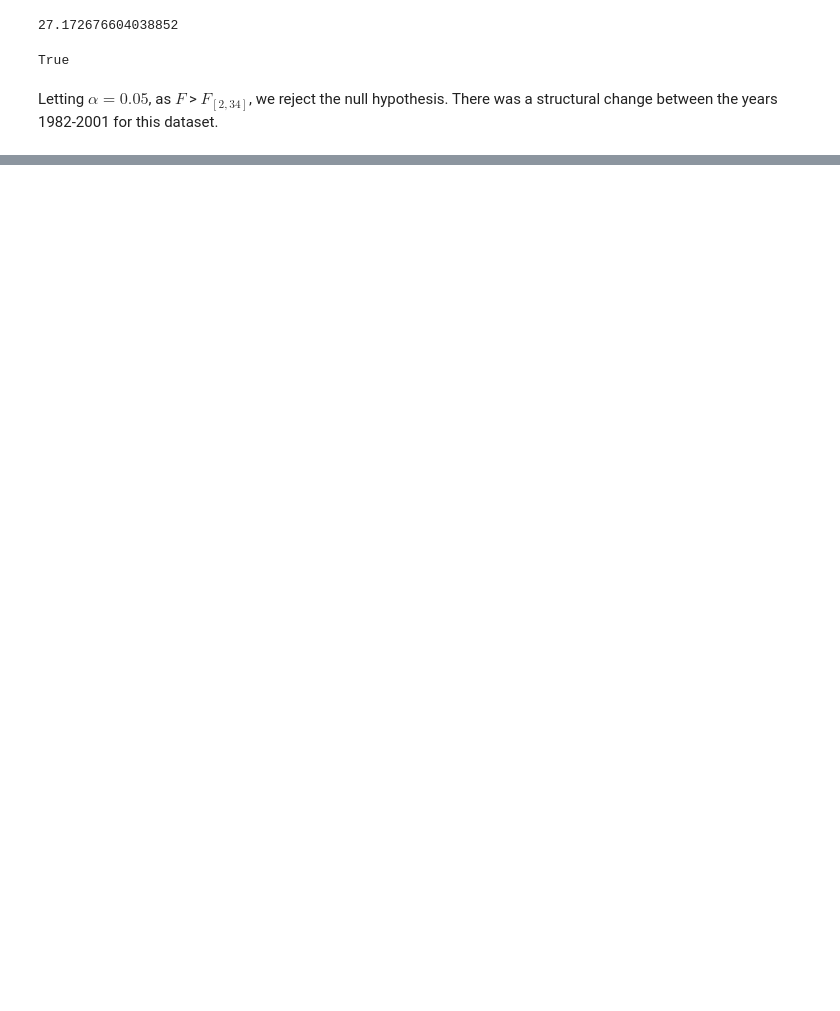
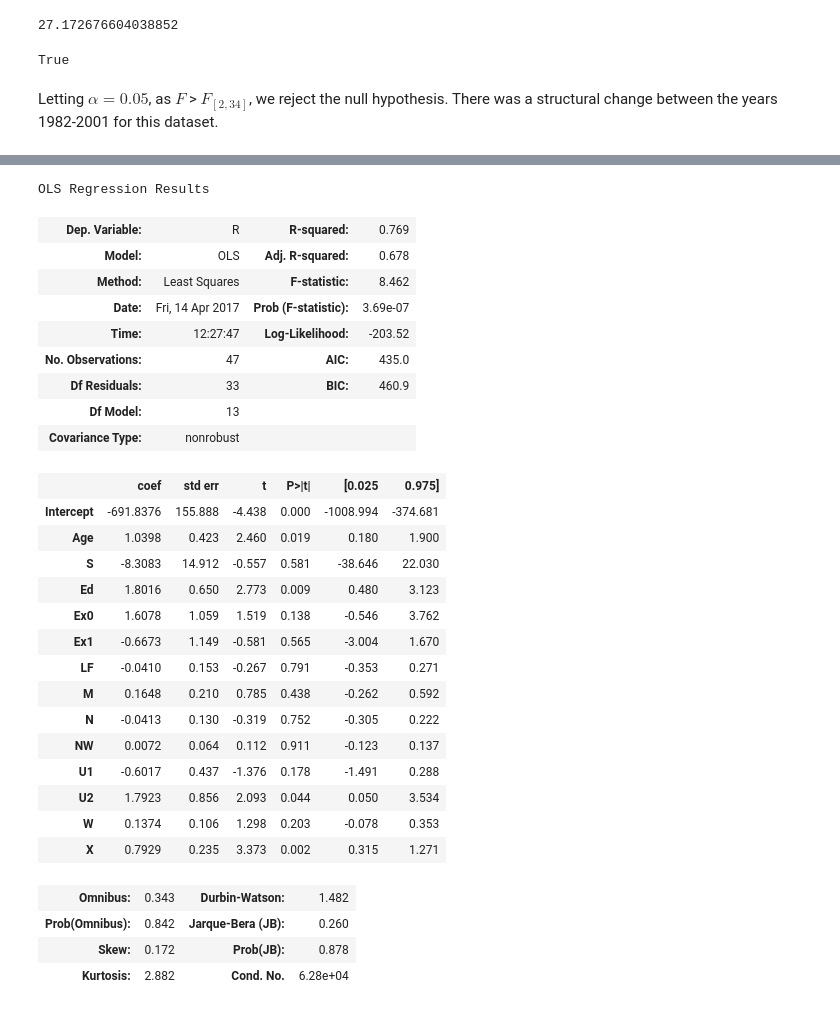
Before and after one commit to gerdm/UMA, a Jupyter notebook: econometrics/Homework 2.ipynb, the cells around one changed output, grey strips where cells are left out. Saved outputs shown, nothing was run; the diff lists cells and outputs as text; code cells hidden in the pictures; blank space fills up the shorter version.

```diff
--- a/econometrics/Homework 2.ipynb
+++ b/econometrics/Homework 2.ipynb
@@ -468,0 +661,32 @@ Letting $\alpha = 0.05$, as $F$ > $F_{[2, 34]}$, we reject the null hypothesis.
+# %%
+crime_model.summary()
+# %% [output]
+OLS Regression Results
+| Dep. Variable: | R | R-squared: | 0.769 |
+| Model: | OLS | Adj. R-squared: | 0.678 |
+| Method: | Least Squares | F-statistic: | 8.462 |
+| Date: | Fri, 14 Apr 2017 | Prob (F-statistic): | 3.69e-07 |
+| Time: | 12:27:47 | Log-Likelihood: | -203.52 |
+| No. Observations: | 47 | AIC: | 435.0 |
+| Df Residuals: | 33 | BIC: | 460.9 |
+| Df Model: | 13 |  |  |
+| Covariance Type: | nonrobust |  |  |
+|  | coef | std err | t | P>|t| | [0.025 | 0.975] |
+| Intercept | -691.8376 | 155.888 | -4.438 | 0.000 | -1008.994 | -374.681 |
+| Age | 1.0398 | 0.423 | 2.460 | 0.019 | 0.180 | 1.900 |
+| S | -8.3083 | 14.912 | -0.557 | 0.581 | -38.646 | 22.030 |
+| Ed | 1.8016 | 0.650 | 2.773 | 0.009 | 0.480 | 3.123 |
+| Ex0 | 1.6078 | 1.059 | 1.519 | 0.138 | -0.546 | 3.762 |
+| Ex1 | -0.6673 | 1.149 | -0.581 | 0.565 | -3.004 | 1.670 |
+| LF | -0.0410 | 0.153 | -0.267 | 0.791 | -0.353 | 0.271 |
+| M | 0.1648 | 0.210 | 0.785 | 0.438 | -0.262 | 0.592 |
+| N | -0.0413 | 0.130 | -0.319 | 0.752 | -0.305 | 0.222 |
+| NW | 0.0072 | 0.064 | 0.112 | 0.911 | -0.123 | 0.137 |
+| U1 | -0.6017 | 0.437 | -1.376 | 0.178 | -1.491 | 0.288 |
+| U2 | 1.7923 | 0.856 | 2.093 | 0.044 | 0.050 | 3.534 |
+| W | 0.1374 | 0.106 | 1.298 | 0.203 | -0.078 | 0.353 |
+| X | 0.7929 | 0.235 | 3.373 | 0.002 | 0.315 | 1.271 |
+| Omnibus: | 0.343 | Durbin-Watson: | 1.482 |
+| Prob(Omnibus): | 0.842 | Jarque-Bera (JB): | 0.260 |
+| Skew: | 0.172 | Prob(JB): | 0.878 |
+| Kurtosis: | 2.882 | Cond. No. | 6.28e+04 |
```
Also changed, not shown: parts of 19 cells of this notebook, 2 other files.
